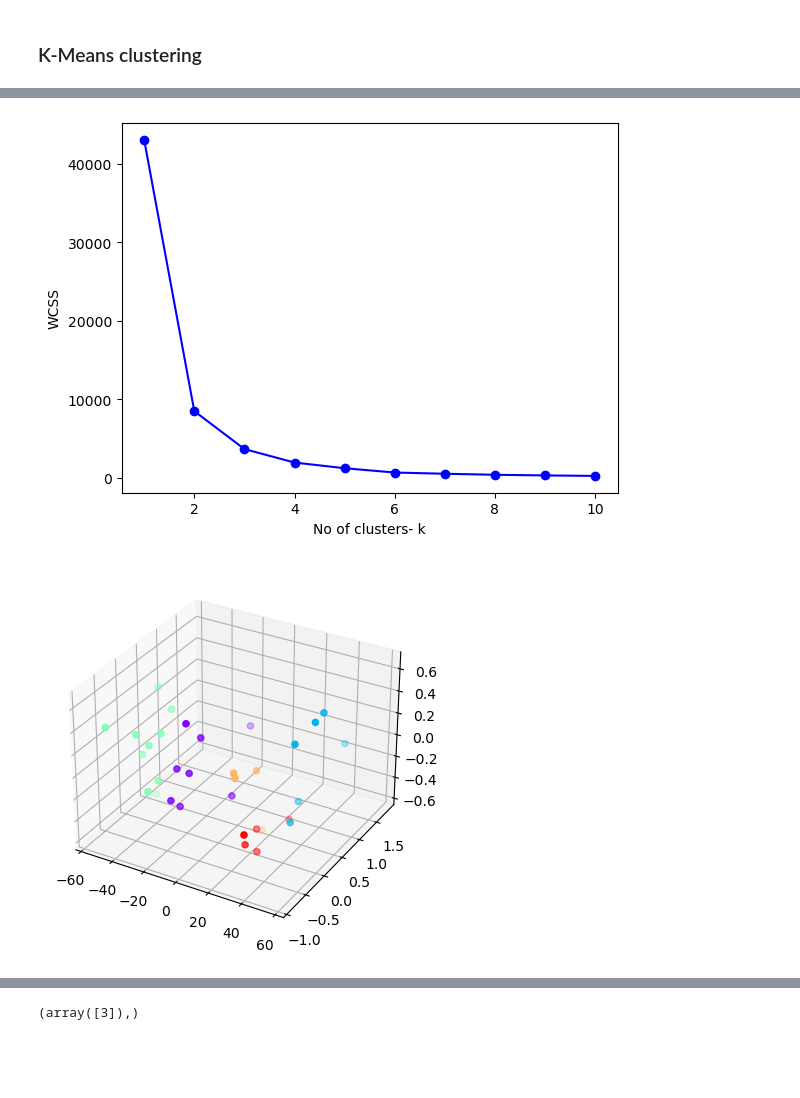
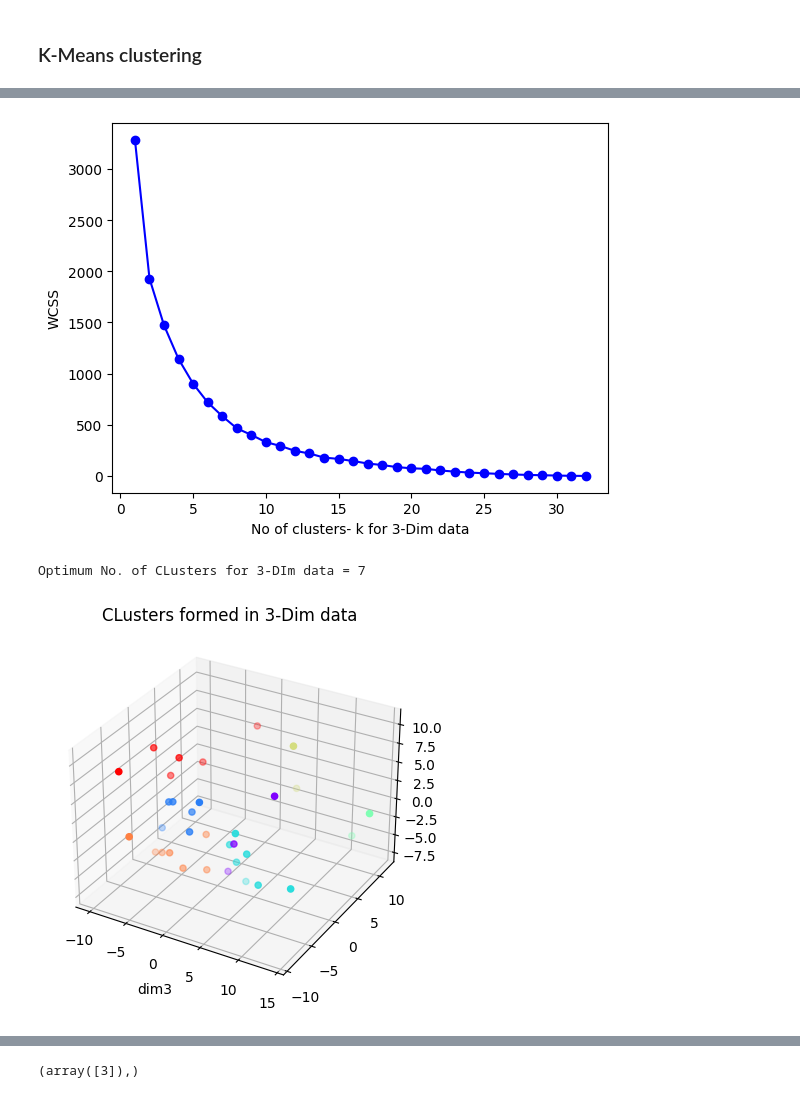
Before and after one commit to riziuzi/ASD_Unsupervised_Subgroup_Discovery, a Jupyter notebook: Ensemble.ipynb, the cells around one changed output, grey strips where cells are left out. Cells and saved outputs as stored; diff of their text form; code cells hidden in the pictures; blank space fills up the shorter version.

```diff
--- a/Ensemble.ipynb
+++ b/Ensemble.ipynb
@@ -110,5 +99,5 @@ final
 # %%
-X1= final
+X1= final1
 X1
 # %% [output]
 |  | 0 | 1 | 2 | 3 | 4 | 5 | 6 | 7 | 8 | 9 | ... | ... |
@@ -173,26 +170,29 @@ x2.shape
 # %% [markdown]
 ### K-Means clustering
 # %%
-# to find appropriate no of clusters in the dataset X
+'''to find appropriate no of clusters in the dataset X (of 10 dim) '''
 
-# use model's WCSS .
+# use model's WCSS - WITHIN CLUSTER SUM OF SQUARES .
 
 from sklearn.cluster import KMeans
 wcss =[]
 
-for k in range(1 ,11) :
-    kmeans = KMeans(n_clusters = k)
+# Since , max 33 patients individual cluster
+
+for k in range(1 ,33) :
+    kmeans = KMeans(n_clusters = k , init = "k-means++")
     kmeans.fit(X)
     wcss.append(kmeans.inertia_)
 
 #plot the wcss v/s no of clusters graph
-plt.plot(range(1 , 11) , wcss , marker='o' , linestyle ='-' , color ='b')
-plt.xlabel("No of clusters- k")
+plt.plot(np.arange(1 , 33) , wcss , marker='o' , linestyle ='-' , color ='b')
+plt.xlabel("No of clusters- k for 10 DIM. ")
 plt.ylabel("WCSS")
 plt.show()
 # wcss =sum of squared distance of daat ponts from its clustr's mean , and sum this over all clusters.
 # lesser the wcss , bettter the cluster
+
 # elbow joint shows where model inertia / wcss start to decrement at slower rate
 
-# so 6 cluster in maximum .
+print("CONCLUSION - ELBOW POPINT AT K = 10 , HENCE by - KMeans Clustering , Optimum No. of Clusters = 10")
 # %% [output]
@@ -244,45 +248,53 @@ plt.show()
 # %%
 
+''' for 3 features ONLY - for data visualization '''
 
 pca3 = PCA(n_components = 3)
 
 x3 = pca3.fit_transform(X3)
-# for 2 features ONLY - for data visualization
+
 from sklearn.cluster import KMeans
 wcss_1=[]
 
-for k in range(1 ,11) :
+for k in range(1 ,33) :
     kmeans_1 = KMeans(n_clusters = k)
     kmeans_1.fit(x3)
     wcss_1.append(kmeans_1.inertia_)
 
 #plot the wcss v/s no of clusters graph
-plt.plot(range(1 , 11) , wcss_1, marker='o' , linestyle ='-' , color ='b')
-plt.xlabel("No of clusters- k")
+plt.plot(range(1 , 33) , wcss_1, marker='o' , linestyle ='-' , color ='b')
+plt.xlabel("No of clusters- k for 3-Dim data")
 plt.ylabel("WCSS")
 plt.show()
 
+print("Optimum No. of CLusters for 3-DIm data = 7 ")
 '''  for 3 features  - feature extraction -PCA  '''
 from mpl_toolkits.mplot3d import Axes3D
 
 
 x_3 = x3[: , :1]
 y_3 = x3[: , 1:2]
 z_3 = x3[: , 2:]
-kmeans_3 = KMeans(n_clusters = 4)
+kmeans_3 = KMeans(n_clusters = 7)
 kmeans_3.fit(x3)
 pred3 = kmeans_3.predict(x3)
 fig = plt.figure()
 ax = fig.add_subplot(111, projection='3d')
 colormap = plt.cm.get_cmap('rainbow', max(pred3) + 1)
 
 for i in range(max(pred3) + 1) :
     ax.scatter(x_3[pred3==i] , y_3[pred3==i] , z_3[pred3==i] , c=[colormap(i)] , label =f'Cluster{i}')
 
+ax.set_xlabel('dim1')
+ax.set_xlabel('dim2')
+ax.set_xlabel('dim3')
+
+ax.set_title("CLusters formed in 3-Dim data ")
 plt.show()
 # %% [output]
-[figure, old version]
+[figure, new version]
+Optimum No. of CLusters for 3-DIm data = 7
-[figure, old version]
+[figure, new version]
 # %%
 '''  3 features - but feature selection , NO PCA '''
 
```
Also changed, not shown: parts of 40 cells of this notebook.
